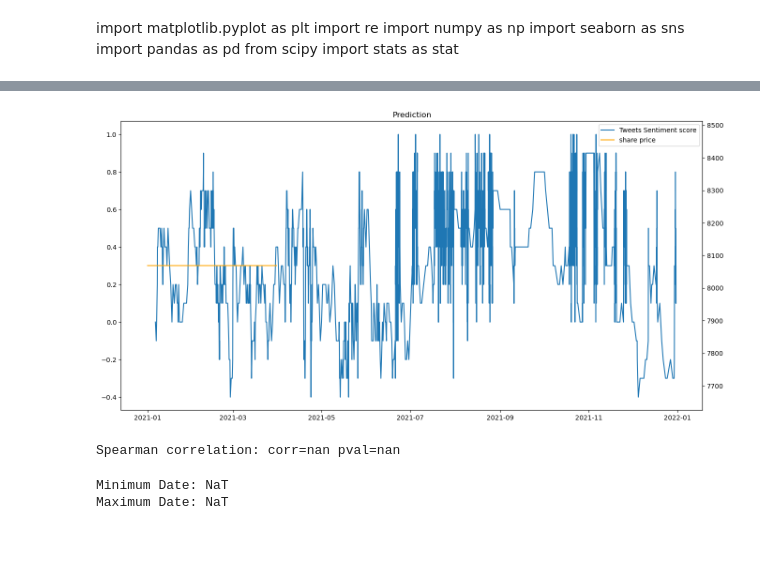
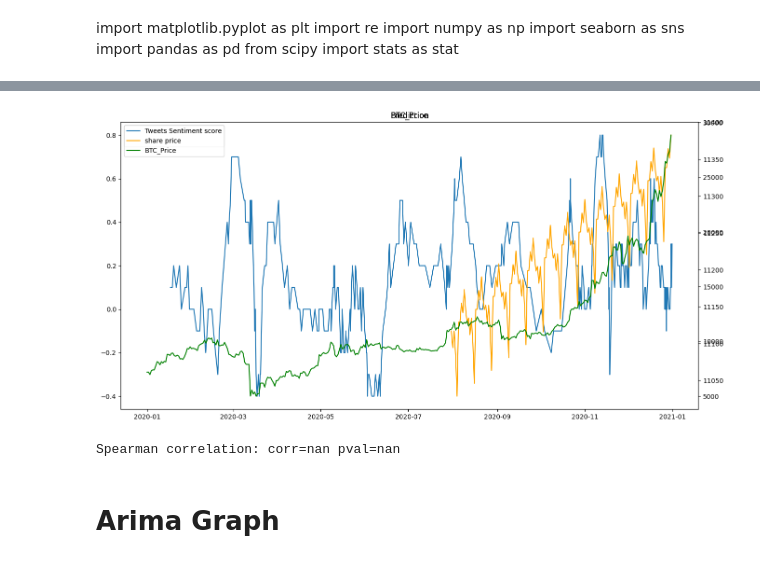
Before and after one commit to HamzaAhmad6292/Crypto_Prediction, a Jupyter notebook: project.ipynb, the cells around one changed output, grey strips where cells are left out. Cells and saved outputs as stored; diff of their text form; code cells hidden in the pictures.

```diff
--- a/project.ipynb
+++ b/project.ipynb
@@ -426,6 +513,6 @@ df_2021 = df_2021[df_2021['date'].dt.year == 2021]  # Filter the rows with a yea
 # %%
 
 df['date'] = pd.to_datetime(df['date'])
-df = df[df['date'].dt.year == 2021]
+df = df[df['date'].dt.year == 2020]
 # %%
 df.set_index('date', inplace=True)
@@ -438,5 +528,11 @@ len(df)
+# %%
+predictions=sarima_predictions
 # %%
-predictions = predictions[predictions['date'].dt.year == 2021]
+predictions=pd.DataFrame(predictions)
+predictions["date"]=predictions.index
+predictions = predictions[predictions['date'].dt.year == 2020]
+# %%
+btc_stock=df_2021
 # %%
 sentiment= df.groupby('date')['impact_score'].mean().shift(-1).rolling(10).mean()
 corr_test = df.groupby('date')['impact_score'].mean().shift(-1)
@@ -492,36 +588,34 @@ df
 # %%
 sentiment= df.groupby('date')['impact_score'].mean().shift(-1).rolling(10).mean()
 corr_test = df.groupby('date')['impact_score'].mean().shift(-1)
 corr, pval = stat.spearmanr(corr_test.reindex(btc_stock.index.to_numpy()), btc_stock['Open'],nan_policy='omit')
 
 fig, ax = plt.subplots(figsize=(16,8))
 
 ax.plot(sentiment.index.to_numpy(),sentiment.to_numpy(),label='Tweets Sentiment score')
+
+
 ax2 = ax.twinx()
 ax2.plot(predictions.index.to_numpy(),predictions['predicted_mean'].to_numpy(),color='orange',label='share price')
 ax2.set_title("Prediction")
 
+
+ax3 = ax.twinx()
+ax3.plot(btc_stock.index.to_numpy(),btc_stock['Open'].to_numpy(),color='green',label='BTC_Price')
+ax3.set_title("BTC_Price")
+
+
 lines, labels = ax.get_legend_handles_labels()
+
 lines2, labels2 = ax2.get_legend_handles_labels()
 ax2.legend(lines + lines2, labels + labels2, loc=0)
+
+lines3, labels3 = ax3.get_legend_handles_labels()
+ax3.legend(lines + lines2+lines3, labels + labels2+labels3, loc=0)
+
 plt.show()
 
 print("Spearman correlation: corr={} pval={}".format(corr,pval))
 # %% [output]
-[figure, old version]
+[figure, new version]
 Spearman correlation: corr=nan pval=nan
-# %%
-import pandas as pd
-
-# Assuming df is your DataFrame
-# Convert "Data" column to datetime if it's not already
-
-# Check the range of dates
-min_date = df_2021['date'].min()
-max_date = df_2021['date'].max()
-
-print("Minimum Date:", min_date)
-print("Maximum Date:", max_date)
-# %% [output]
-Minimum Date: NaT
-Maximum Date: NaT
@@ -531,0 +622,2 @@ daily=daily[daily['Timestamp'].dt.day == 23]
+# %% [markdown]
+# Arima Graph
```
Also changed, not shown: parts of 49 cells of this notebook.
